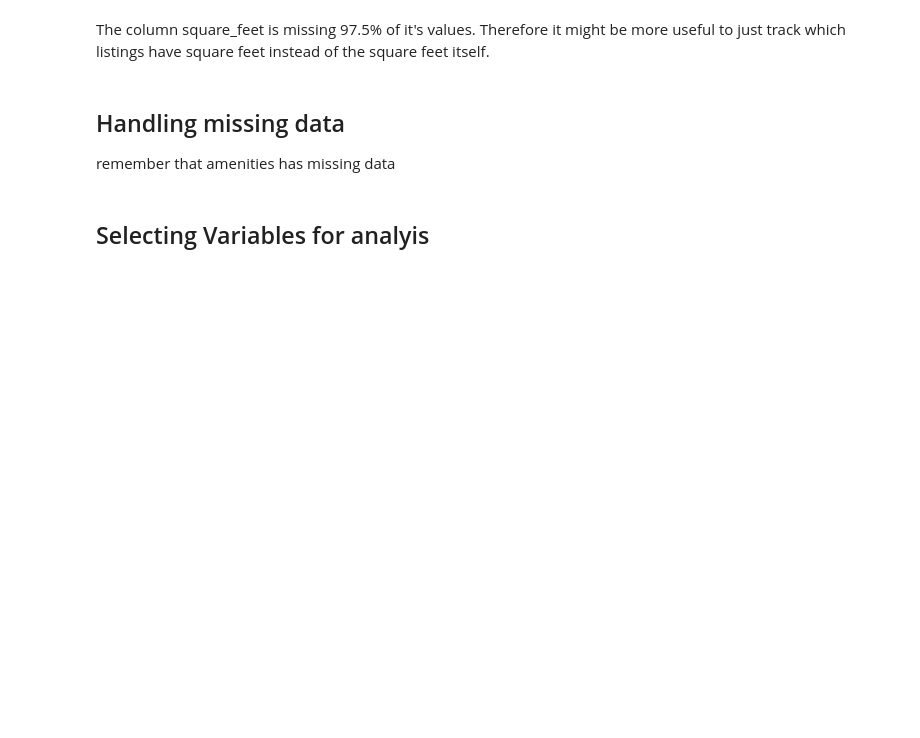
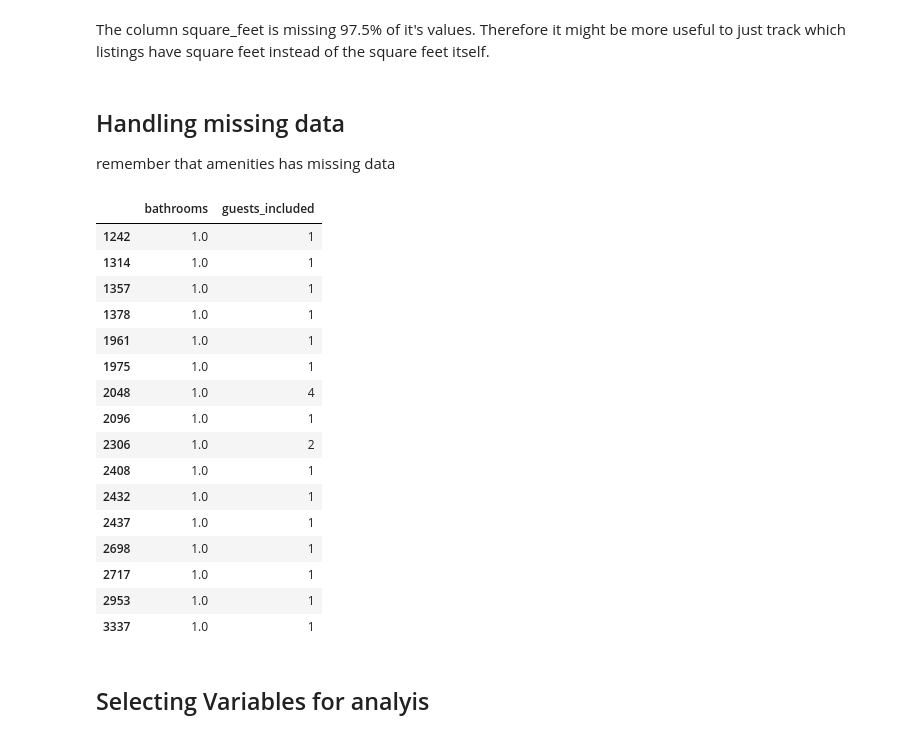
Before and after one commit to charlesbeacham/airbnb, a Jupyter notebook: airbnb.ipynb, the cells around one changed output. Cells and saved outputs as stored; diff of their text form; code cells hidden in the pictures; blank space fills up the shorter version.

```diff
--- a/airbnb.ipynb
+++ b/airbnb.ipynb
@@ -329,0 +337,4 @@ remember that amenities has missing data
+# %%
+# host_listings_count and host_total_listings_count both are na for the same two rows, these two rows are also outliers
+# regarding total number of missing values per row, so they are dropped
+lst = lst.loc[~lst['host_listings_count'].isna()]
@@ -329,0 +364,22 @@ remember that amenities has missing data
+# %%
+a = lst.loc[lst['bathrooms'].isna(), ['bathrooms','guests_included']].index
+# %%
+lst.loc[a, ['bathrooms', 'guests_included']]
+# %% [output]
+|  | bathrooms | guests_included |
+| 1242 | 1.0 | 1 |
+| 1314 | 1.0 | 1 |
+| 1357 | 1.0 | 1 |
+| 1378 | 1.0 | 1 |
+| 1961 | 1.0 | 1 |
+| 1975 | 1.0 | 1 |
+| 2048 | 1.0 | 4 |
+| 2096 | 1.0 | 1 |
+| 2306 | 1.0 | 2 |
+| 2408 | 1.0 | 1 |
+| 2432 | 1.0 | 1 |
+| 2437 | 1.0 | 1 |
+| 2698 | 1.0 | 1 |
+| 2717 | 1.0 | 1 |
+| 2953 | 1.0 | 1 |
+| 3337 | 1.0 | 1 |
```
Also changed, not shown: parts of 4 cells of this notebook.
